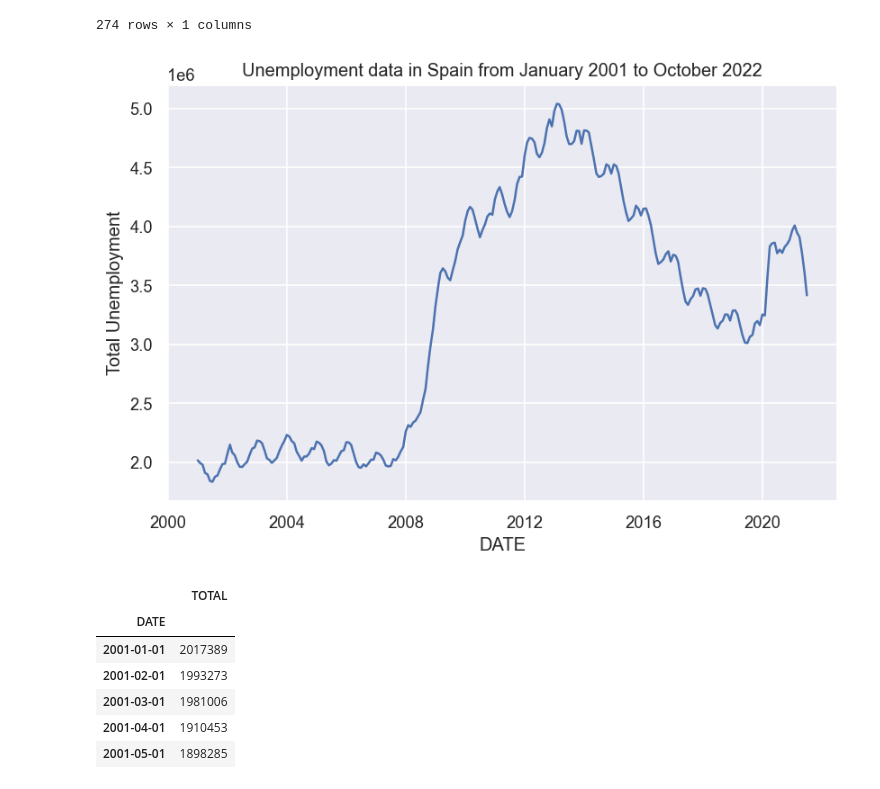
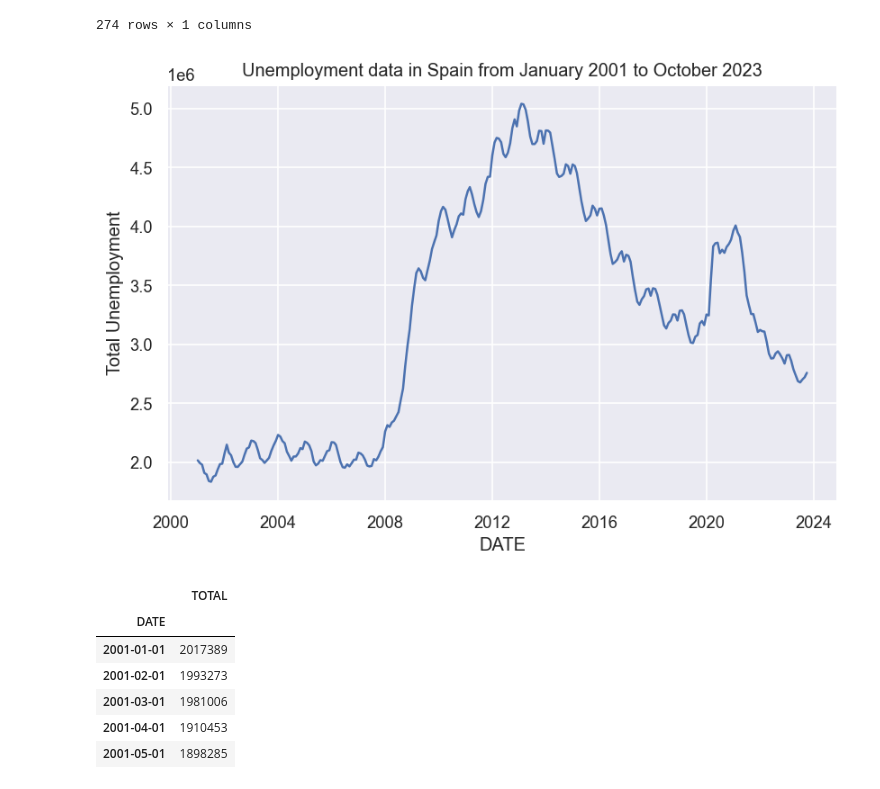
Before and after one commit to juanls1/Assignment2_ML, a Jupyter notebook: ML_Assignment2.ipynb, the cells around one changed output. Drawn from its saved outputs; the diff is of its cells as text; code cells hidden in the pictures.

```diff
--- a/ML_Assignment2.ipynb
+++ b/ML_Assignment2.ipynb
@@ -73,14 +73,13 @@ df
 # %%
 # Plotting a time series
 fig, ax = plt.subplots()
 
-datos_filtrados = df[df.index < '2021-08-01']
-ax.plot('TOTAL', data=datos_filtrados)
-ax.set(title='Unemployment data in Spain from January 2001 to October 2022', xlabel='DATE', ylabel='Total Unemployment')
+ax.plot('TOTAL', data=df)
+ax.set(title='Unemployment data in Spain from January 2001 to October 2023', xlabel='DATE', ylabel='Total Unemployment')
 
 
 plt.show()
 # %% [output]
-[figure, old version]
+[figure, new version]
 # %%
 y = df
```
Also changed, not shown: parts of 36 cells of this notebook.
